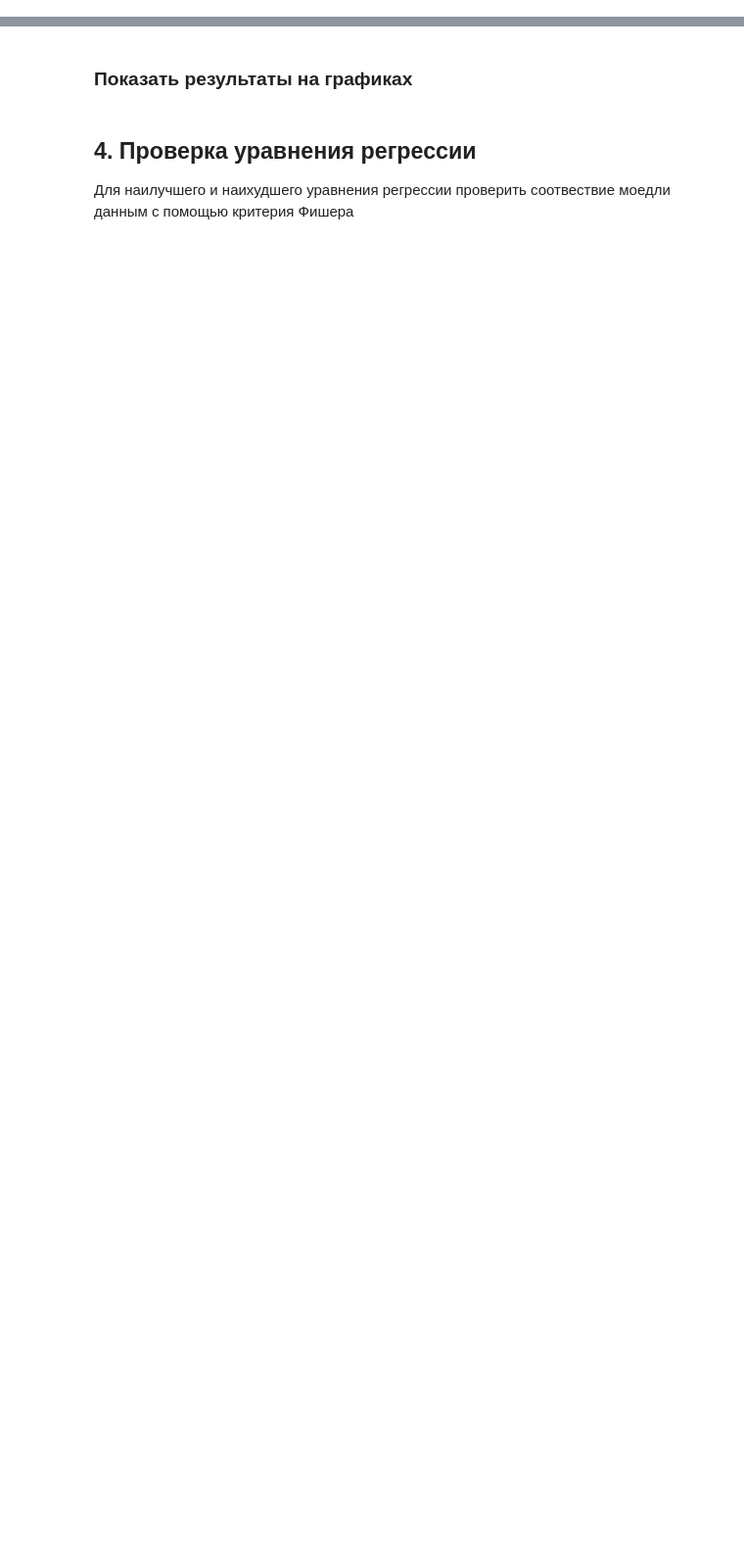
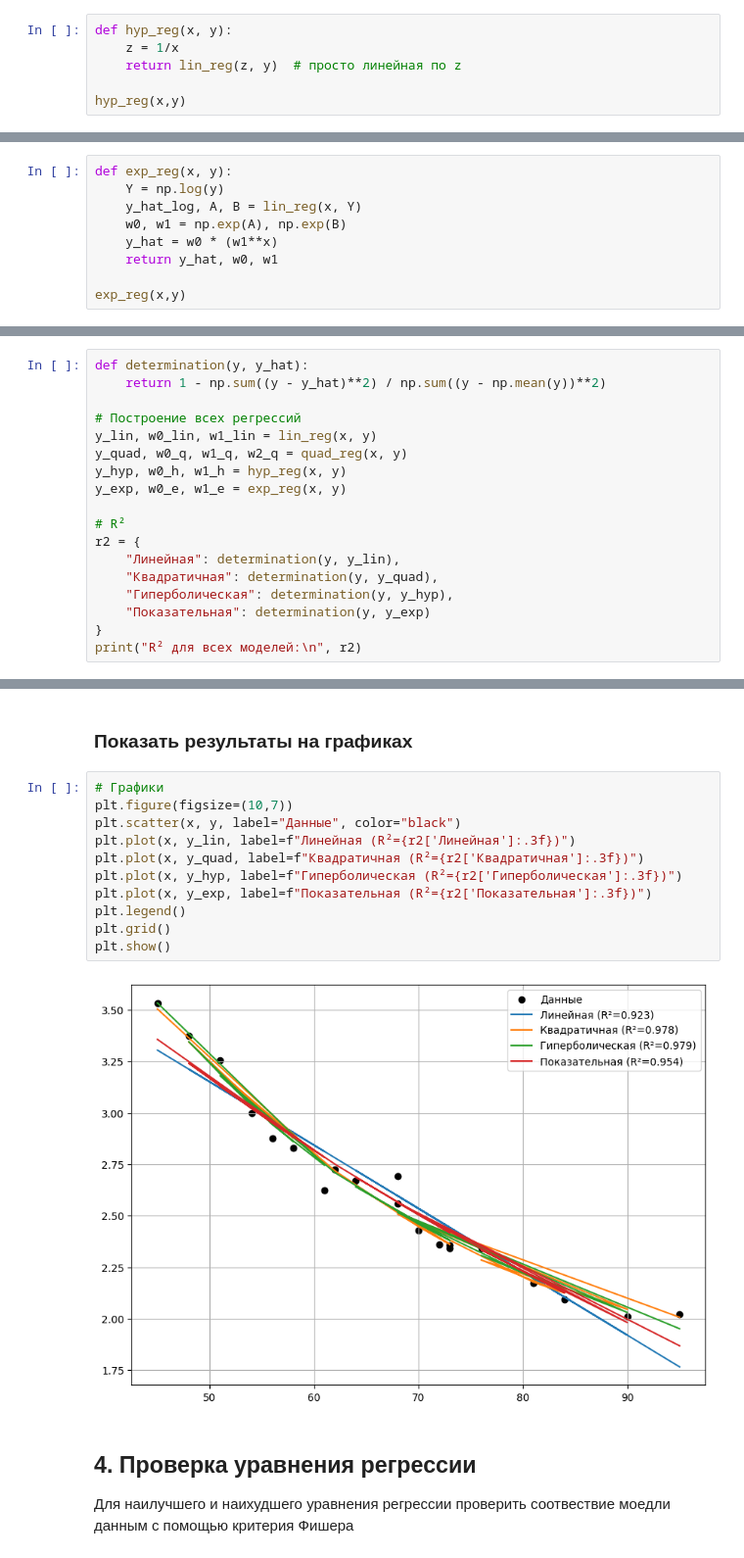
Before and after one commit to poluzerovT/oiad-3-2025, a Jupyter notebook: Snezhko/lab-2.ipynb, the cells around one changed output, grey strips where cells are left out. Shown at 98% size. Drawn from its saved outputs; the diff is of its cells as text; blank space fills up the shorter version.

```diff
--- a/Snezhko/lab-2.ipynb
+++ b/Snezhko/lab-2.ipynb
@@ -264,2 +327,8 @@ plt.show()
 # %% [markdown]
 ### 3.3. гиперболическая, $y = \frac{w_1}{x} + w_0$
+# %%
+def hyp_reg(x, y):
+    z = 1/x
+    return lin_reg(z, y)  # просто линейная по z
+
+hyp_reg(x,y)
@@ -266,2 +353,11 @@ plt.show()
 # %% [markdown]
 ### 3.4. показательная, $y = w_1^x \cdot w_0$
+# %%
+def exp_reg(x, y):
+    Y = np.log(y)
+    y_hat_log, A, B = lin_reg(x, Y)
+    w0, w1 = np.exp(A), np.exp(B)
+    y_hat = w0 * (w1**x)
+    return y_hat, w0, w1
+
+exp_reg(x,y)
@@ -267,0 +382,18 @@ plt.show()
+# %%
+def determination(y, y_hat):
+    return 1 - np.sum((y - y_hat)**2) / np.sum((y - np.mean(y))**2)
+
+# Построение всех регрессий
+y_lin, w0_lin, w1_lin = lin_reg(x, y)
+y_quad, w0_q, w1_q, w2_q = quad_reg(x, y)
+y_hyp, w0_h, w1_h = hyp_reg(x, y)
+y_exp, w0_e, w1_e = exp_reg(x, y)
+
+# R²
+r2 = {
+    "Линейная": determination(y, y_lin),
+    "Квадратичная": determination(y, y_quad),
+    "Гиперболическая": determination(y, y_hyp),
+    "Показательная": determination(y, y_exp)
+}
+print("R² для всех моделей:\n", r2)
@@ -268,5 +403,18 @@ plt.show()
 # %% [markdown]
 ### Показать результаты на графиках
+# %%
+# Графики
+plt.figure(figsize=(10,7))
+plt.scatter(x, y, label="Данные", color="black")
+plt.plot(x, y_lin, label=f"Линейная (R²={r2['Линейная']:.3f})")
+plt.plot(x, y_quad, label=f"Квадратичная (R²={r2['Квадратичная']:.3f})")
+plt.plot(x, y_hyp, label=f"Гиперболическая (R²={r2['Гиперболическая']:.3f})")
+plt.plot(x, y_exp, label=f"Показательная (R²={r2['Показательная']:.3f})")
+plt.legend()
+plt.grid()
+plt.show()
+# %% [output]
+[figure, added]
 # %% [markdown]
 ## 4. Проверка уравнения регрессии
 Для наилучшего и наихудшего уравнения регрессии проверить соотвествие моедли данным с помощью критерия Фишера
```
Also changed, not shown: parts of 7 cells of this notebook.
